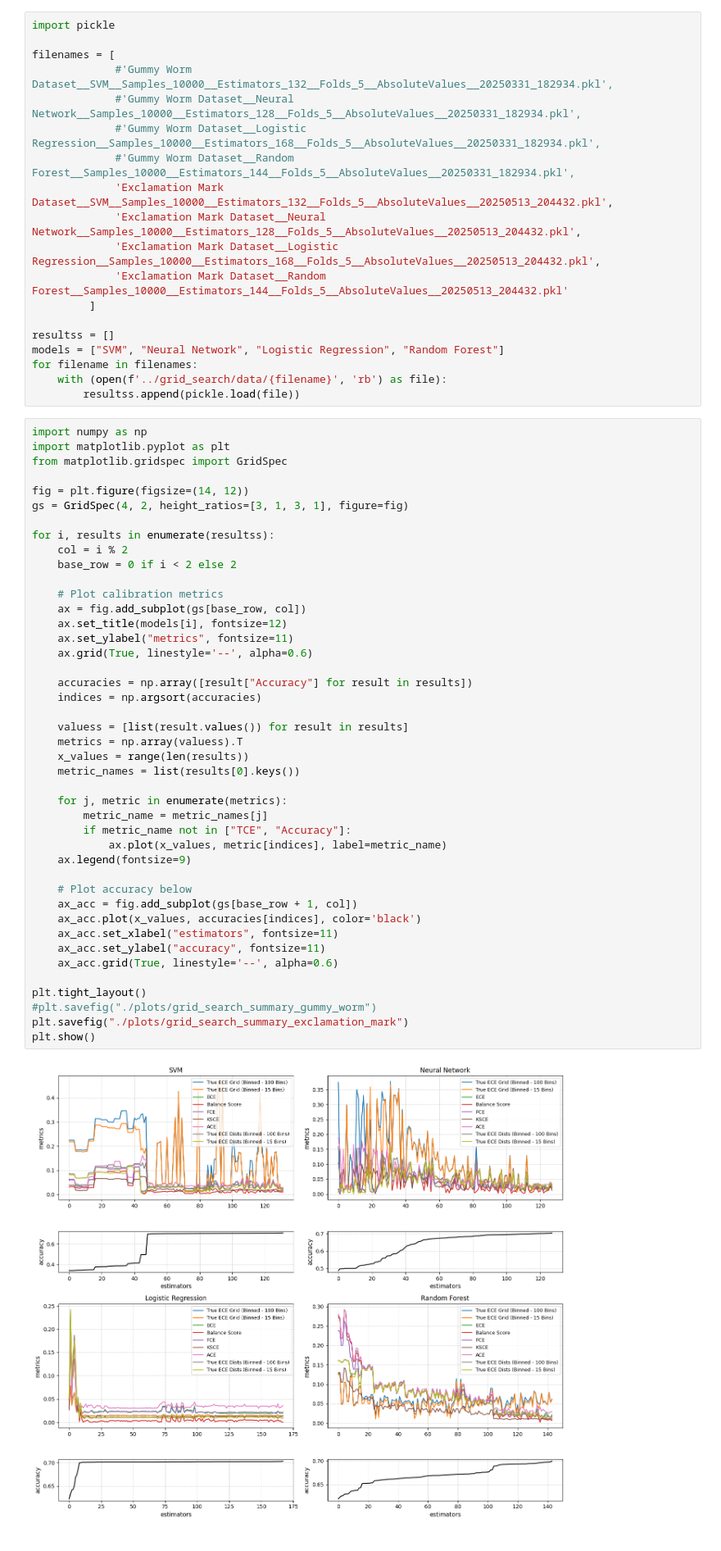
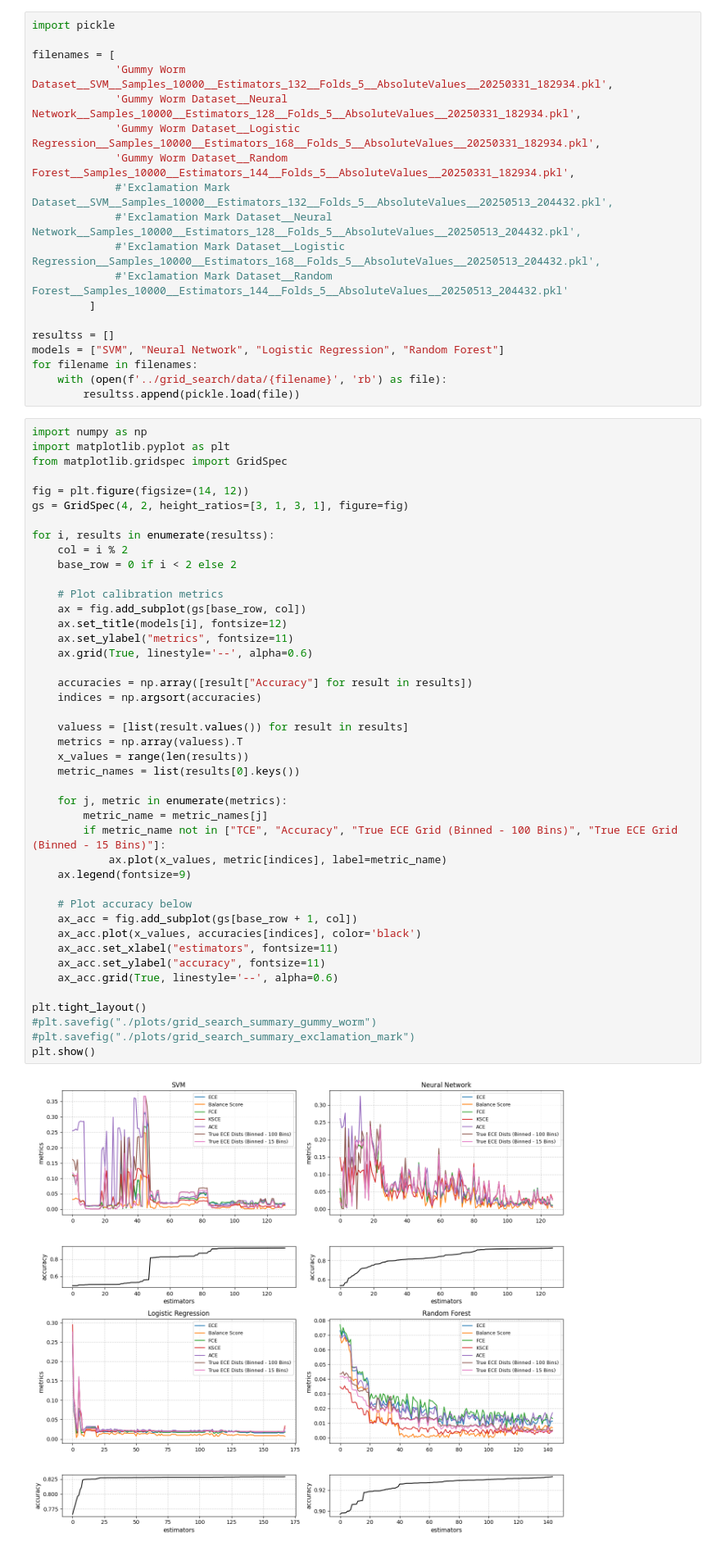
Before and after one commit to moritzsoelderer/Bachelor-Thesis-Should-you-use-the-ECE, a Jupyter notebook: src/experiments/grid_search/grid_search_plots.ipynb, the cells around one changed output. Shown: that part at 82% size. Drawn from its saved outputs; the diff is of its cells as text.

Commit message:
extended grid_search_plots.ipynb

```diff
--- a/src/experiments/grid_search/grid_search_plots.ipynb
+++ b/src/experiments/grid_search/grid_search_plots.ipynb
@@ -2,14 +2,14 @@
 import pickle
 
 filenames = [
-             #'Gummy Worm Dataset__SVM__Samples_10000__Estimators_132__Folds_5__AbsoluteValues__20250331_182934.pkl',
-             #'Gummy Worm Dataset__Neural Network__Samples_10000__Estimators_128__Folds_5__AbsoluteValues__20250331_182934.pkl',
-             #'Gummy Worm Dataset__Logistic Regression__Samples_10000__Estimators_168__Folds_5__AbsoluteValues__20250331_182934.pkl',
-             #'Gummy Worm Dataset__Random Forest__Samples_10000__Estimators_144__Folds_5__AbsoluteValues__20250331_182934.pkl',
-             'Exclamation Mark Dataset__SVM__Samples_10000__Estimators_132__Folds_5__AbsoluteValues__20250513_204432.pkl',
-             'Exclamation Mark Dataset__Neural Network__Samples_10000__Estimators_128__Folds_5__AbsoluteValues__20250513_204432.pkl',
-             'Exclamation Mark Dataset__Logistic Regression__Samples_10000__Estimators_168__Folds_5__AbsoluteValues__20250513_204432.pkl',
-             'Exclamation Mark Dataset__Random Forest__Samples_10000__Estimators_144__Folds_5__AbsoluteValues__20250513_204432.pkl'
+             'Gummy Worm Dataset__SVM__Samples_10000__Estimators_132__Folds_5__AbsoluteValues__20250331_182934.pkl',
+             'Gummy Worm Dataset__Neural Network__Samples_10000__Estimators_128__Folds_5__AbsoluteValues__20250331_182934.pkl',
+             'Gummy Worm Dataset__Logistic Regression__Samples_10000__Estimators_168__Folds_5__AbsoluteValues__20250331_182934.pkl',
+             'Gummy Worm Dataset__Random Forest__Samples_10000__Estimators_144__Folds_5__AbsoluteValues__20250331_182934.pkl',
+             #'Exclamation Mark Dataset__SVM__Samples_10000__Estimators_132__Folds_5__AbsoluteValues__20250513_204432.pkl',
+             #'Exclamation Mark Dataset__Neural Network__Samples_10000__Estimators_128__Folds_5__AbsoluteValues__20250513_204432.pkl',
+             #'Exclamation Mark Dataset__Logistic Regression__Samples_10000__Estimators_168__Folds_5__AbsoluteValues__20250513_204432.pkl',
+             #'Exclamation Mark Dataset__Random Forest__Samples_10000__Estimators_144__Folds_5__AbsoluteValues__20250513_204432.pkl'
          ]
 
 resultss = []
@@ -32,33 +32,33 @@ for i, results in enumerate(resultss):
     # Plot calibration metrics
     ax = fig.add_subplot(gs[base_row, col])
     ax.set_title(models[i], fontsize=12)
     ax.set_ylabel("metrics", fontsize=11)
     ax.grid(True, linestyle='--', alpha=0.6)
 
     accuracies = np.array([result["Accuracy"] for result in results])
     indices = np.argsort(accuracies)
 
     valuess = [list(result.values()) for result in results]
     metrics = np.array(valuess).T
     x_values = range(len(results))
     metric_names = list(results[0].keys())
 
     for j, metric in enumerate(metrics):
         metric_name = metric_names[j]
-        if metric_name not in ["TCE", "Accuracy"]:
+        if metric_name not in ["TCE", "Accuracy", "True ECE Grid (Binned - 100 Bins)", "True ECE Grid (Binned - 15 Bins)"]:
             ax.plot(x_values, metric[indices], label=metric_name)
     ax.legend(fontsize=9)
 
     # Plot accuracy below
     ax_acc = fig.add_subplot(gs[base_row + 1, col])
     ax_acc.plot(x_values, accuracies[indices], color='black')
     ax_acc.set_xlabel("estimators", fontsize=11)
     ax_acc.set_ylabel("accuracy", fontsize=11)
     ax_acc.grid(True, linestyle='--', alpha=0.6)
 
 plt.tight_layout()
 #plt.savefig("./plots/grid_search_summary_gummy_worm")
-plt.savefig("./plots/grid_search_summary_exclamation_mark")
+#plt.savefig("./plots/grid_search_summary_exclamation_mark")
 plt.show()
 # %% [output]
-[figure, old version]
+[figure, new version]
```
Also changed, not shown: parts of 3 cells of this notebook.
